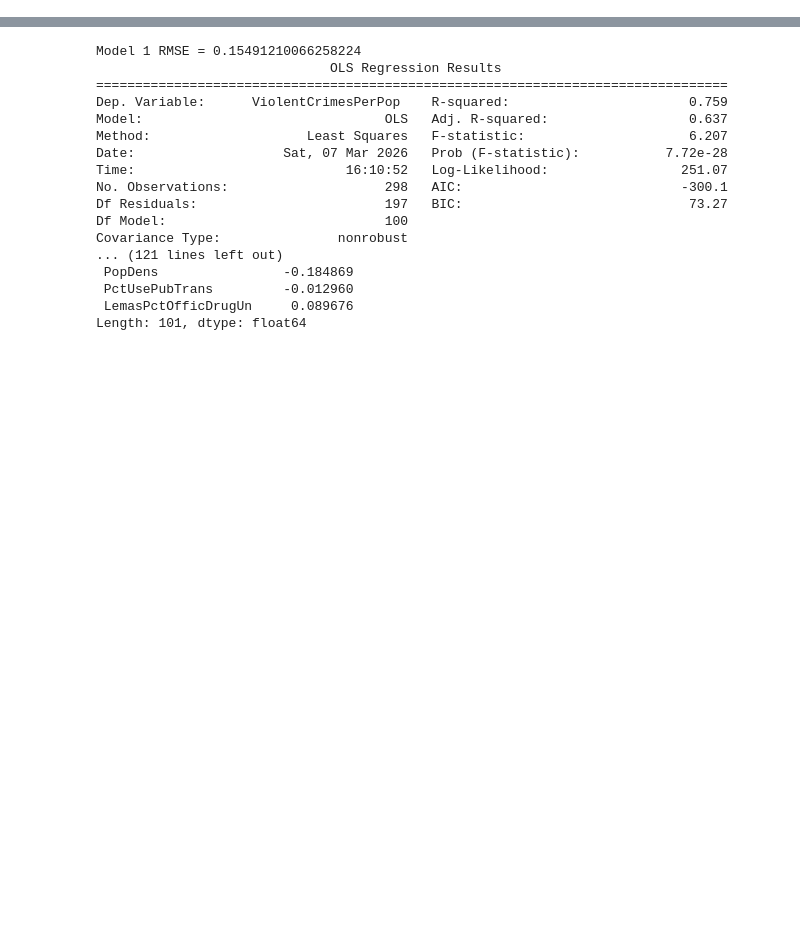
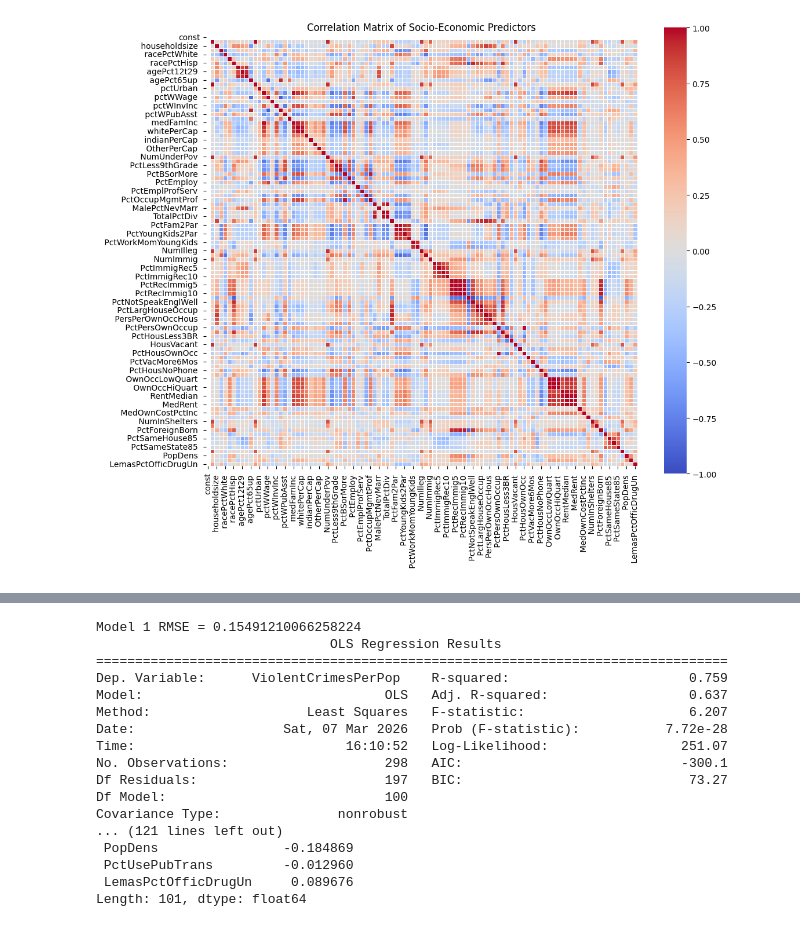
Before and after one commit to bownessjessie18/CAB420, a Jupyter notebook: Assignment_1A/Q1/CAB420_A1A_Q1_Template (1) (1).ipynb, the cells around one changed output, grey strips where cells are left out. Drawn from its saved outputs; the diff is of its cells as text; code cells hidden in the pictures; blank space fills up the shorter version.

```diff
--- a/Assignment_1A/Q1/CAB420_A1A_Q1_Template (1) (1).ipynb
+++ b/Assignment_1A/Q1/CAB420_A1A_Q1_Template (1) (1).ipynb
@@ -19,9 +19,9 @@ from datetime import datetime, date
 import itertools
 # %%
 # load data
-train = pandas.read_csv('communities_train.csv')
-val = pandas.read_csv('communities_val.csv')
-test = pandas.read_csv('communities_test.csv')
+train = pd.read_csv('communities_train.csv')
+val = pd.read_csv('communities_val.csv')
+test = pd.read_csv('communities_test.csv')
 
 # Pull out X and y components of the data
 # if you want to convert this data to numpy format, you can add .to_numpy() to the end of each row below
@@ -38,3 +38,19 @@ y_test = test.iloc[:,-1]
 X_train = sm.add_constant(X_train)
 X_val = sm.add_constant(X_val)
 X_test = sm.add_constant(X_test)
+# %%
+## Correlation matrix
+corr_matrix = X_train.corr()
+plt.figure(figsize=(12, 10))
+sns.heatmap(corr_matrix,
+            annot=False,
+            cmap='coolwarm',
+            vmin=-1, vmax=1,
+            center=0,
+            square=True,
+            linewidths=.5)
+
+plt.title('Correlation Matrix of Socio-Economic Predictors')
+plt.show()
+# %% [output]
+[figure, added]
```
Also changed, not shown: parts of 1 cell of this notebook, 8 other files.
